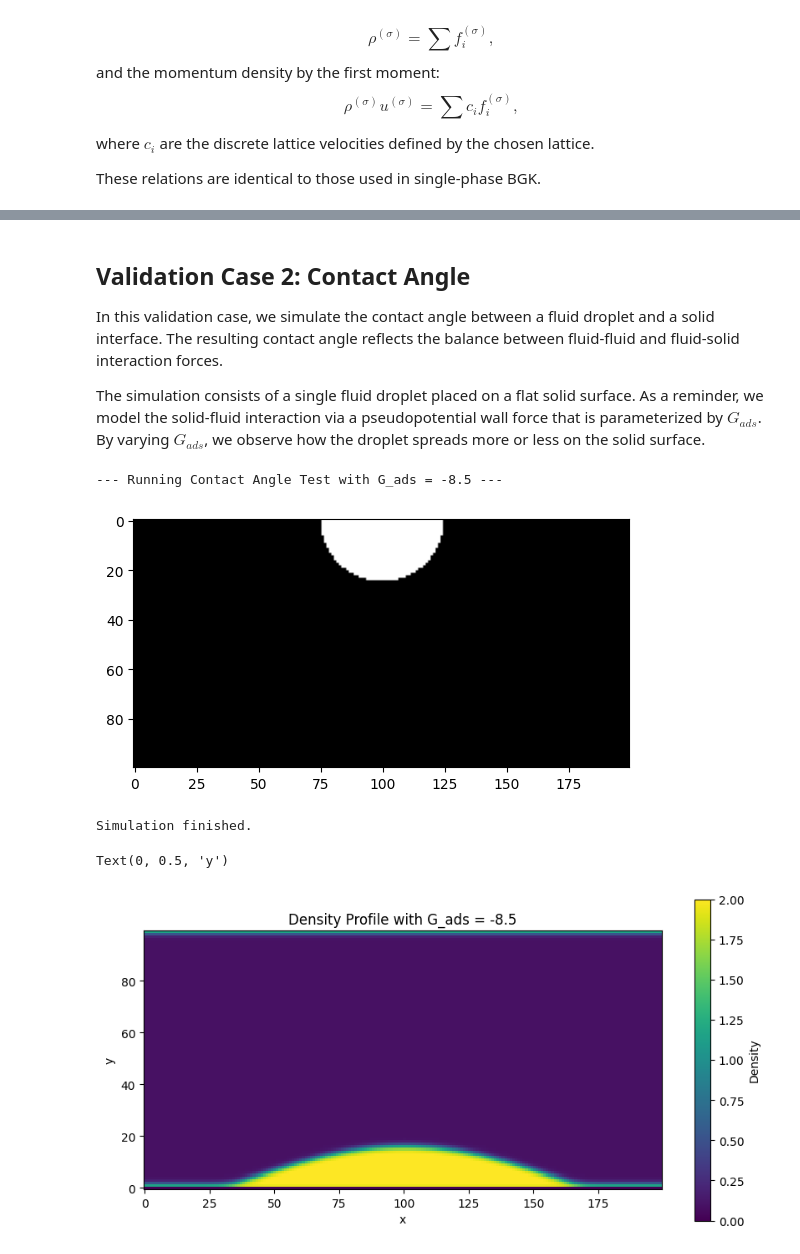
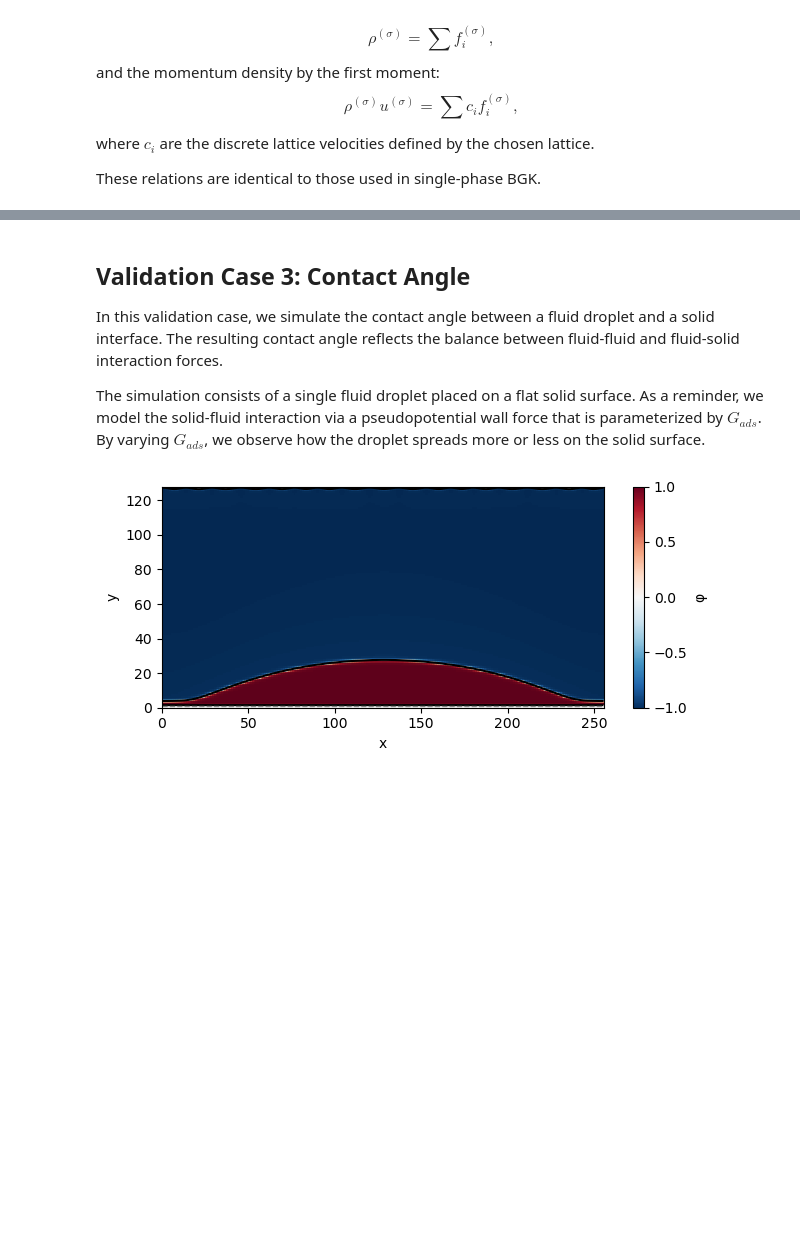
Before and after one commit to digital-porous-media/dpm_teach, a Jupyter notebook: 5_simulation/5-2-3_lbm_d2q9_mcmp.ipynb, the cells around one changed output, grey strips where cells are left out. Cells and saved outputs as stored; diff of their text form; code cells hidden in the pictures; blank space fills up the shorter version.

```diff
--- a/5_simulation/5-2-3_lbm_d2q9_mcmp.ipynb
+++ b/5_simulation/5-2-3_lbm_d2q9_mcmp.ipynb
@@ -747,11 +822,11 @@ plt.plot(interface_profile)
 # %% [markdown]
-## Validation Case 2: Contact Angle
+## Validation Case 3: Contact Angle
 
 In this validation case, we simulate the contact angle between a fluid droplet and a solid interface. The resulting contact angle reflects the balance between fluid-fluid and fluid-solid interaction forces.
 
 The simulation consists of a single fluid droplet placed on a flat solid surface. As a reminder, we model the solid-fluid interaction via a pseudopotential wall force that is parameterized by $G_{ads}$. By varying $G_{ads}$, we observe how the droplet spreads more or less on the solid surface.
 # %%
-def run_contact_angle_test(G_ads_value, max_steps=5000):
+def contact_angle(G_ads_value, max_steps=5000):
     """
     Initializes and runs a contact angle simulation.
 
@@ -764,7 +839,7 @@ def run_contact_angle_test(G_ads_value, max_steps=5000):
     """
     nx, ny = 256, 128
     n_comp = 2
-    omega = [1.0, 1.0]
+    tau = [1.0, 1.0]
     G_mat = np.array([[0.0, 7.],
                     [7., 0.0]])
     G_ads = [G_ads_value, -G_ads_value]
@@ -776,7 +851,7 @@ def run_contact_angle_test(G_ads_value, max_steps=5000):
 
     # Droplet geometry
     R = 35                                # droplet radius in lattice units
-    xc, yc = nx//2, R + 2                  # center above wall so droplet touches at y=1
+    xc, yc = nx//2, R                  # center above wall so droplet touches at y=1
     Y, X = np.meshgrid(np.arange(ny), np.arange(nx), indexing='ij')  # careful: (ny,nx)
     # Fields are shaped (nx, ny), so transpose indices
     dist = np.sqrt((X - xc)**2 + (Y - yc)**2)
@@ -790,47 +865,42 @@ def run_contact_angle_test(G_ads_value, max_steps=5000):
     rho_init[1][~inside] = 1.0
     rho_init += 1e-6 * np.random.randn(*rho_init.shape)
 
-    solver = LBM_MCMP(nx, ny, n_comp=n_comp, omega=omega, G_mat=G_mat, rho0=[1.0, 1.0],
+    lbm = LBM_MCMP(nx, ny, n_comp=n_comp, tau=tau, G_mat=G_mat, rho0=[1.0, 1.0],
                     G_ads=G_ads, psi_solid=psi_solid)
-    solver.initialize_density_field(rho_init)
-    solver.set_solids_from_mask(solid_mask)
+    lbm.initialize_density_field(rho_init)
+    lbm.set_solids_from_mask(solid_mask)
 
     for _ in tqdm(range(max_steps)):
-        solver.step()
+        lbm.step()
 
-    return solver
+    return lbm
 # %%
 # --- EXPERIMENT HERE ---
 # Change the value of G_ads to see its effect on wettability. Here are some example values:
 G_ads_to_test = -3  # (Hydrophilic / Wetting, angle < 90°)
 # G_ads_to_test =  0  # (Neutral, angle ≈ 90°)
-# G_ads_to_test =  3  # (Hydrophobic / Non-wetting, angle > 90°)
+# G_ads_to_test =  1  # (Hydrophobic / Non-wetting, angle > 90°)
 
-contact_angle_lbm = run_contact_angle_test(G_ads_value=G_ads_to_test, max_steps=5000)
+contact_angle_lbm = contact_angle(G_ads_value=G_ads_to_test, max_steps=5000)
 
 phi = contact_angle_lbm.compute_phase_field()  # shape (nx, ny), indexed [x, y]
 nx, ny = contact_angle_lbm.nx, contact_angle_lbm.ny
 
 fig, ax = plt.subplots(figsize=(8, 3))
 im = ax.imshow(phi.T, origin='lower', extent=[0, nx, 0, ny],
                 cmap='RdBu_r', vmin=-1.0, vmax=1.0, interpolation='nearest', aspect='equal')
 # Interface: phi = 0 contour
 cs = ax.contour(phi.T, levels=[0.0], colors='k', linewidths=1.5, origin='lower', extent=[0, nx, 0, ny])
 # Wall overlay (y=0 line)
 ax.axhline(y=1, color='gray', linestyle='--', linewidth=1.0)  # first fluid row above wall
 # Solid mask overlay (light gray)
 ax.imshow(contact_angle_lbm.solid_mask.T, origin='lower', extent=[0, nx, 0, ny],
             cmap='gray', alpha=0.15, vmin=0, vmax=1.0)
 
-ax.set_title("Phase field φ with interface (φ=0) contour")
 ax.set_xlabel("x")
 ax.set_ylabel("y")
 cbar = fig.colorbar(im, ax=ax, fraction=0.046, pad=0.04)
 cbar.set_label("φ")
 plt.tight_layout()
 # %% [output]
---- Running Contact Angle Test with G_ads = -8.5 ---
-[figure, old version]
+[figure, new version]
-Simulation finished.
-Text(0, 0.5, 'y')
-[figure, removed]
```
Also changed, not shown: parts of 27 cells of this notebook.
